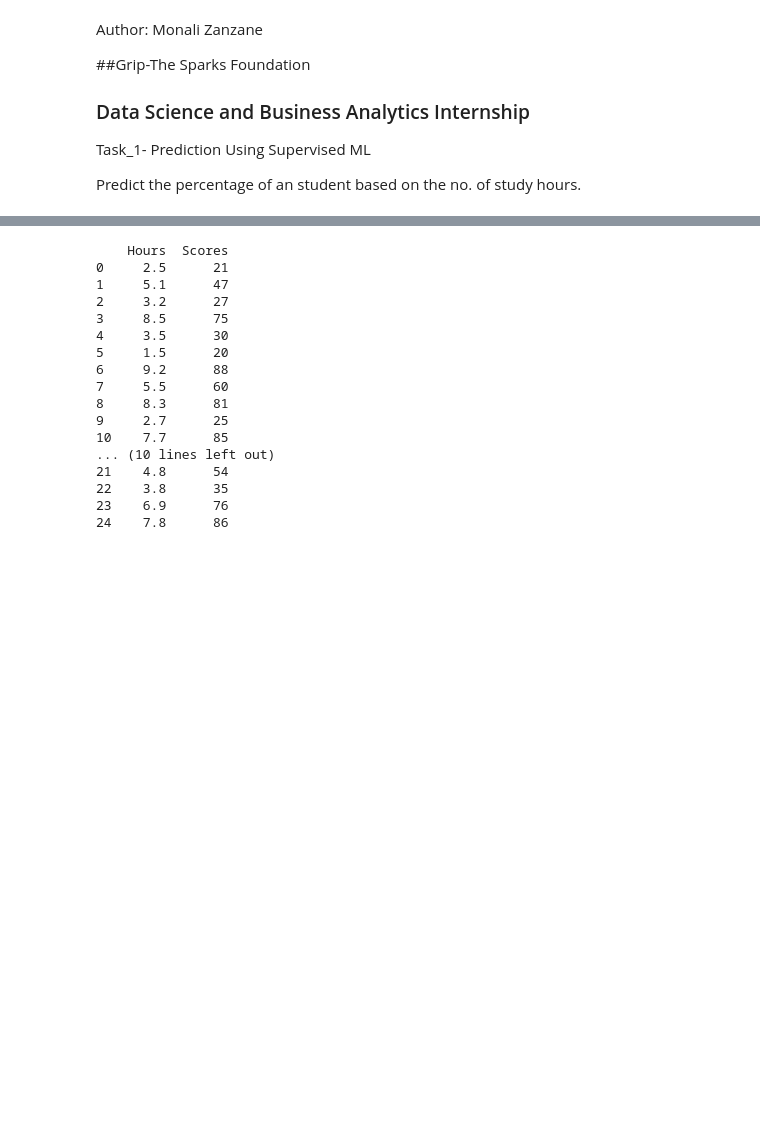
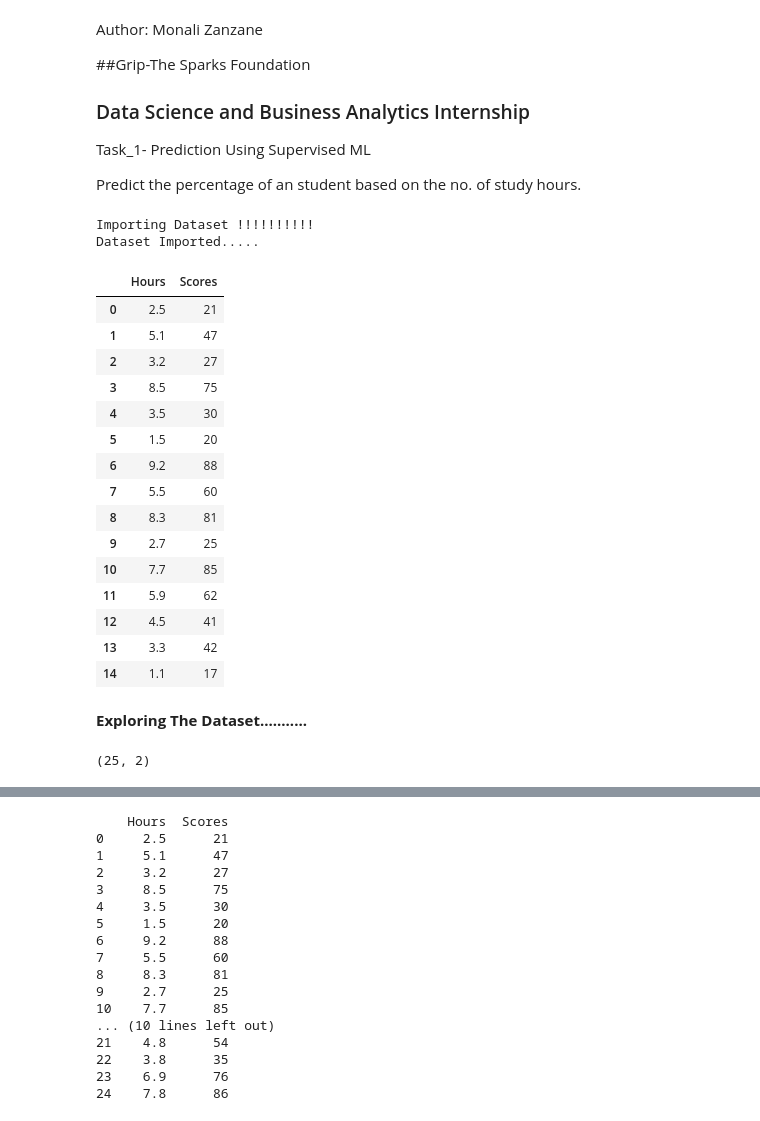
Before and after one commit to Monali-Zanzane/Monali-Zanzane-259, a Jupyter notebook: Untitled3.ipynb, the cells around one changed output, grey strips where cells are left out. Drawn from its saved outputs; the diff is of its cells as text; code cells hidden in the pictures; blank space fills up the shorter version.

```diff
--- a/Untitled3.ipynb
+++ b/Untitled3.ipynb
@@ -15,7 +15,34 @@ import pandas as pd
 from matplotlib import pyplot as plt
 # %%
 #importing dataset
+print("Importing Dataset !!!!!!!!!!")
 url="http://bit.ly/w-data"
 dataset=pd.read_csv(url)
-x=dataset.iloc[:,:-1].values
-y=dataset.iloc[:,-1].values
+print("Dataset Imported.....")
+dataset.head(15)
+# %% [output]
+Importing Dataset !!!!!!!!!!
+Dataset Imported.....
+|  | Hours | Scores |
+| 0 | 2.5 | 21 |
+| 1 | 5.1 | 47 |
+| 2 | 3.2 | 27 |
+| 3 | 8.5 | 75 |
+| 4 | 3.5 | 30 |
+| 5 | 1.5 | 20 |
+| 6 | 9.2 | 88 |
+| 7 | 5.5 | 60 |
+| 8 | 8.3 | 81 |
+| 9 | 2.7 | 25 |
+| 10 | 7.7 | 85 |
+| 11 | 5.9 | 62 |
+| 12 | 4.5 | 41 |
+| 13 | 3.3 | 42 |
+| 14 | 1.1 | 17 |
+# %% [markdown]
+**Exploring The Dataset...........**
+# %%
+
+dataset.shape
+# %% [output]
+(25, 2)
```
Also changed, not shown: parts of 4 cells of this notebook.
